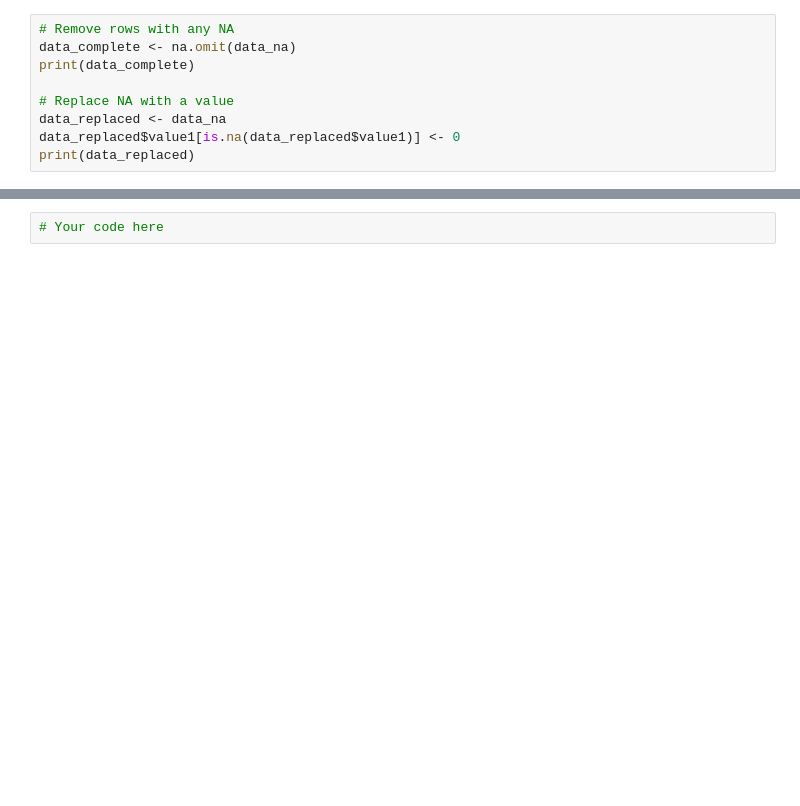
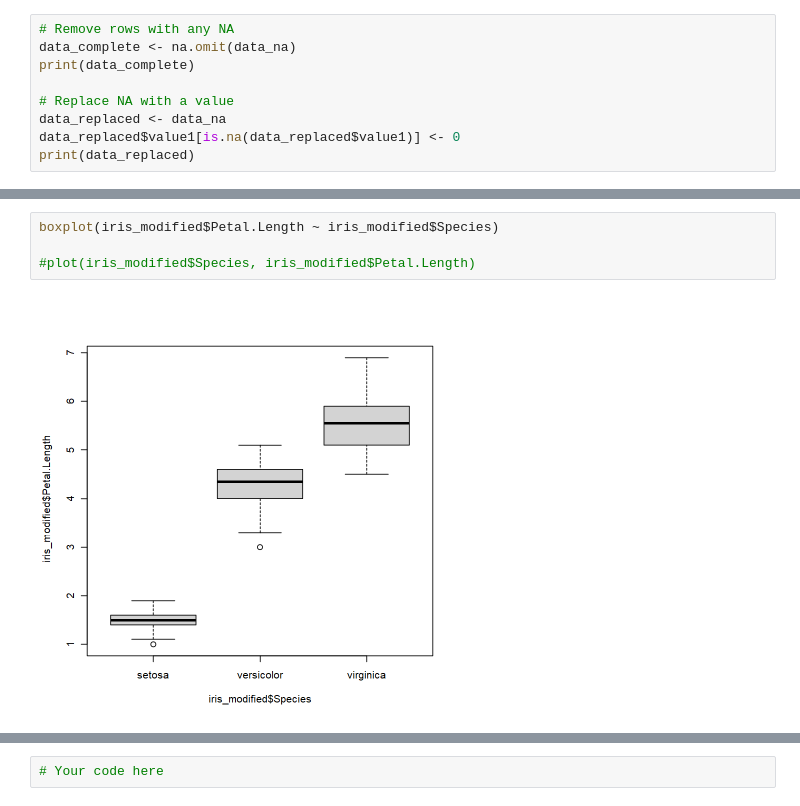
Before and after one commit to andrebolerbarros/Intro_R, a Jupyter notebook: notebooks/Day1_Session3_Data_Manipulation_Plotting.ipynb, the cells around one changed output, grey strips where cells are left out. Cells and saved outputs as stored; diff of their text form; blank space fills up the shorter version.

```diff
--- a/notebooks/Day1_Session3_Data_Manipulation_Plotting.ipynb
+++ b/notebooks/Day1_Session3_Data_Manipulation_Plotting.ipynb
@@ -159,0 +253,6 @@ prop.table(table(iris$Species))
+# %%
+boxplot(iris_modified$Petal.Length ~ iris_modified$Species)
+
+#plot(iris_modified$Species, iris_modified$Petal.Length)
+# %% [output]
+[figure, added]
```
Also changed, not shown: parts of 63 cells of this notebook, 6 other files.
